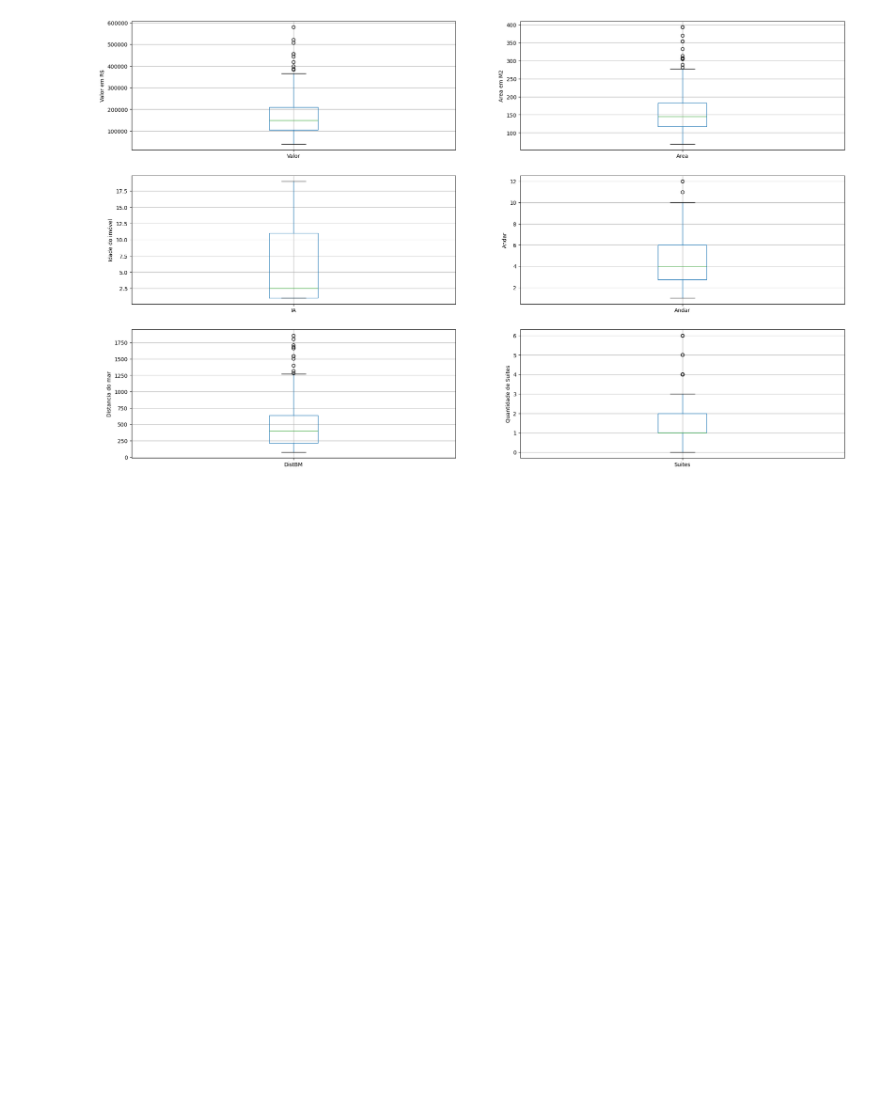
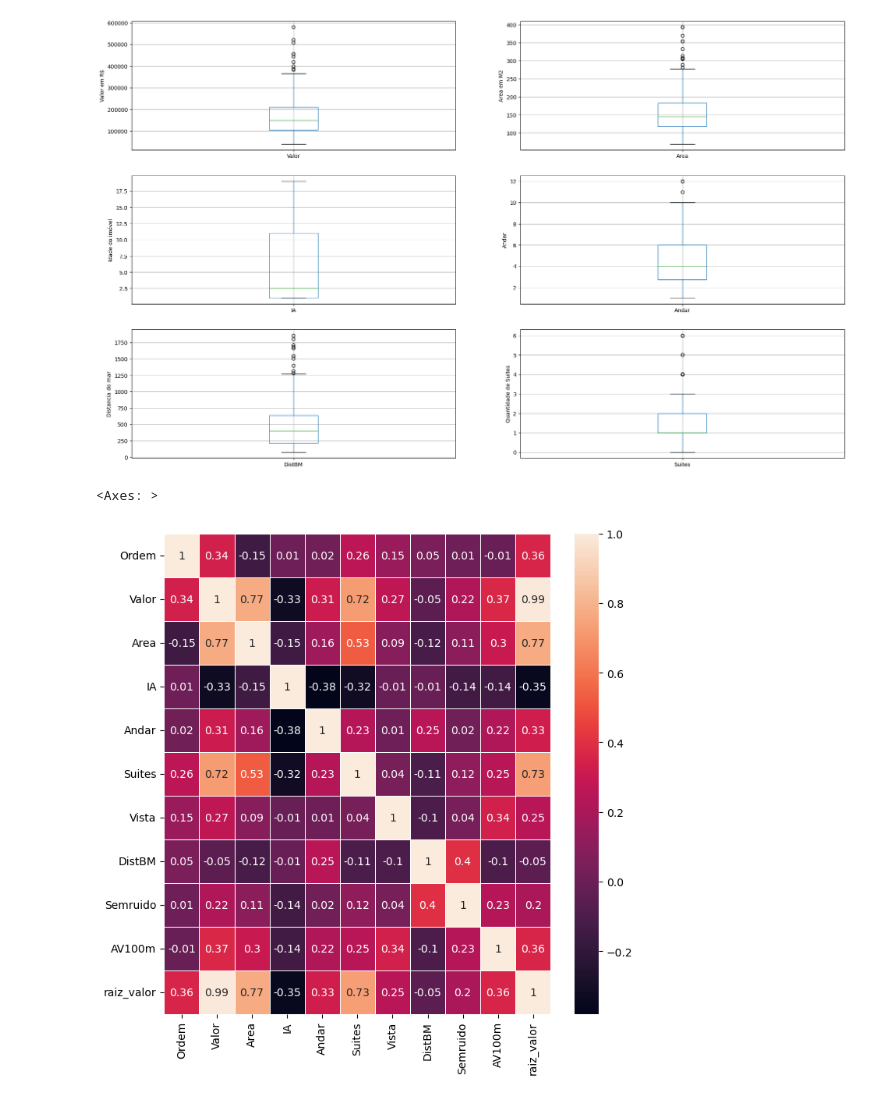
Before and after one commit to heloise-02/Machine_Learning_Studies_Fiap, a Jupyter notebook: aula_5/aula_5.ipynb, the cells around one changed output. Cells and saved outputs as stored; diff of their text form; code cells hidden in the pictures; blank space fills up the shorter version.

```diff
--- a/aula_5/aula_5.ipynb
+++ b/aula_5/aula_5.ipynb
@@ -114,3 +114,11 @@ fig.set_ylabel('Quantidade de Suites')
 # %% [output]
 Text(0, 0.5, 'Quantidade de Suites')
 [figure]
+# %%
+correlation_matrix = imoveis.corr().round(2)
+
+fig, ax = plt.subplots(figsize=(8,8))
+sb.heatmap(data=correlation_matrix, annot=True, linewidths=.5, ax=ax)
+# %% [output]
+<Axes: >
+[figure, added]
```
Also changed, not shown: parts of 3 cells of this notebook.
